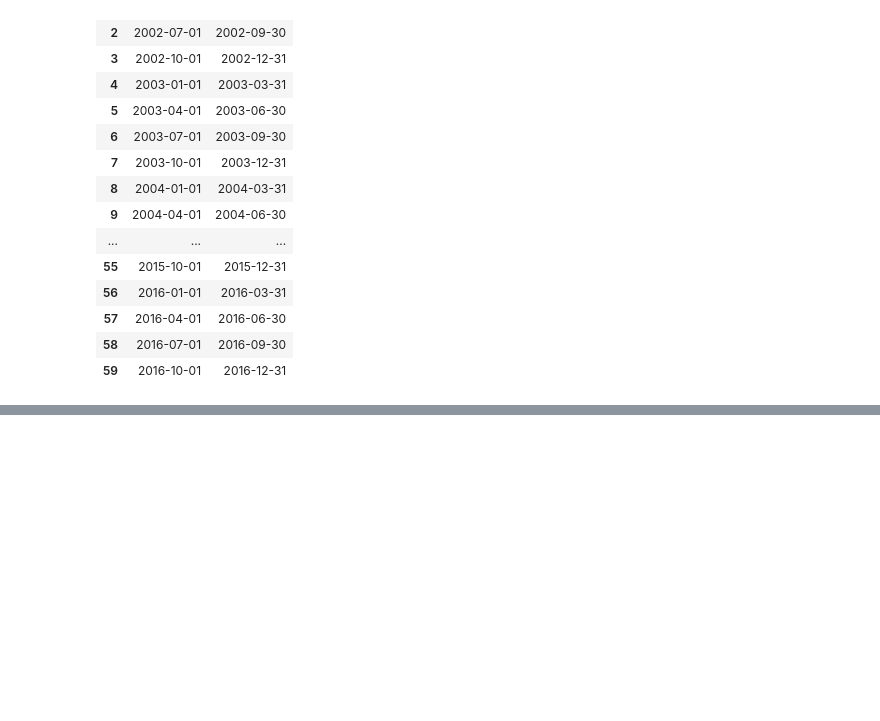
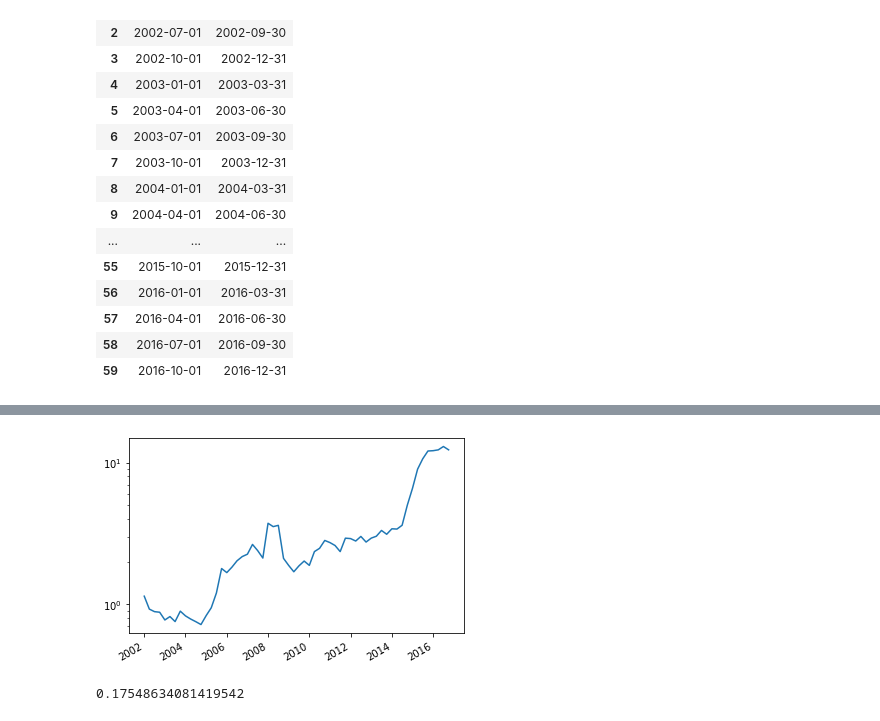
Before and after one commit to ethanscho/backtest-playground, a Jupyter notebook: quantitative-momentum/backtest.ipynb, the cells around one changed output, grey strips where cells are left out. Cells and saved outputs as stored; diff of their text form; code cells hidden in the pictures; blank space fills up the shorter version.

```diff
--- a/quantitative-momentum/backtest.ipynb
+++ b/quantitative-momentum/backtest.ipynb
@@ -199,0 +204,12 @@ pow(df_account.iloc[len(df_account) - 1]['cum_yield'], 1 / ( (3 * len(df_account
+# %%
+fig, ax = plt.subplots()
+ax.set_yscale('log')
+ax.plot_date(df_account['start_date'], df_account['cum_yield'], marker='', linestyle='-')
+fig.autofmt_xdate()
+plt.show()
+# %% [output]
+[figure, added]
+# %%
+statistics.stdev(df_account['yield'])
+# %% [output]
+0.17548634081419542
```
Also changed, not shown: parts of 6 cells of this notebook.
